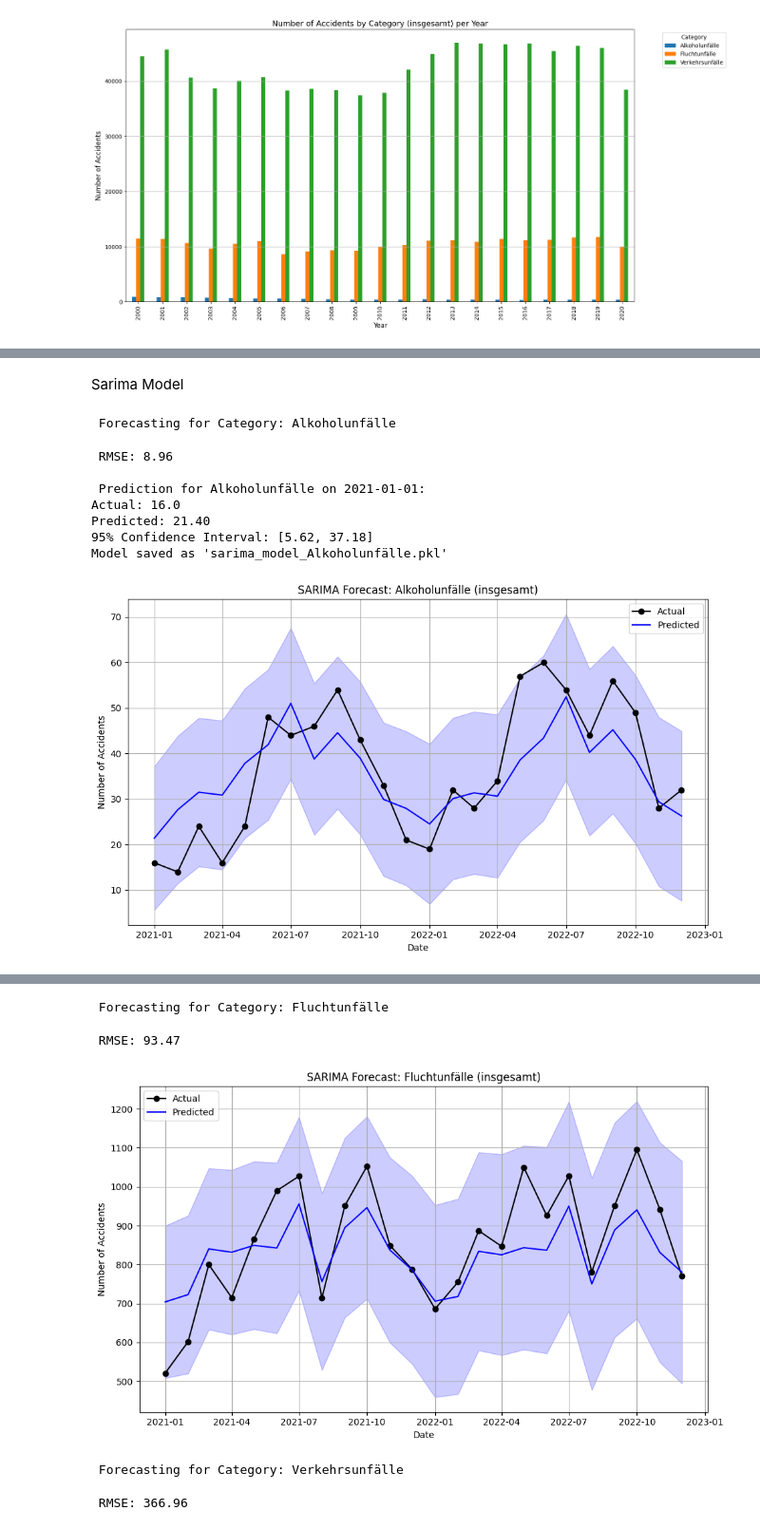
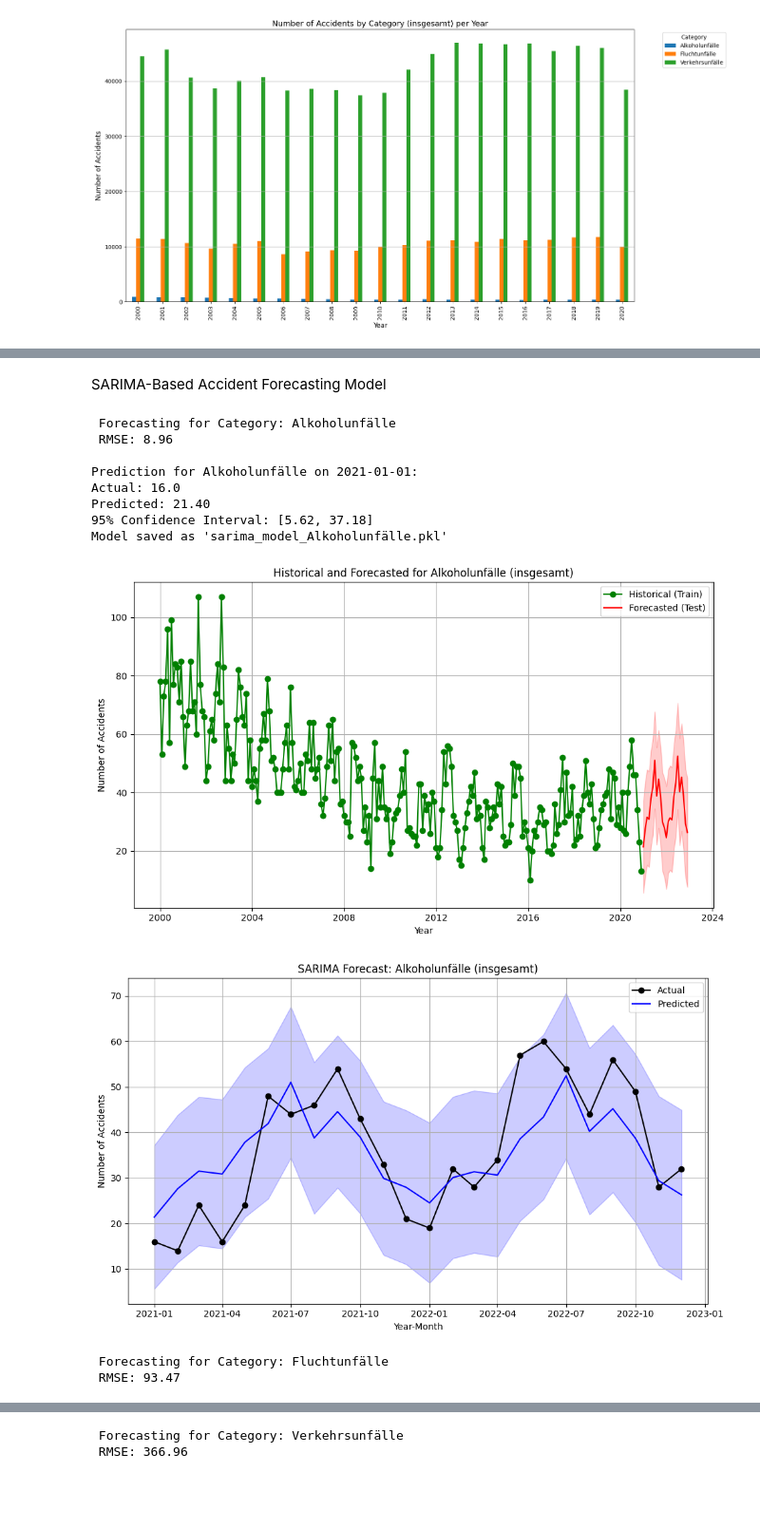
Before and after one commit to RakhiNair/AI_Challenge, a Jupyter notebook: AI_Prediction_Model.ipynb, the cells around one changed output, grey strips where cells are left out. Shown at 95% size. Cells and saved outputs as stored; diff of their text form; code cells hidden in the pictures; blank space fills up the shorter version.

```diff
--- a/AI_Prediction_Model.ipynb
+++ b/AI_Prediction_Model.ipynb
@@ -200,13 +226,11 @@ RMSE: 339.59
 # %% [markdown]
-Sarima Model
+SARIMA-Based Accident Forecasting Model
 # %%
-from statsmodels.tsa.statespace.sarimax import SARIMAX
-
-# Make copies and clean up date format
+# Make copies of the data
 train_data = train_df.copy()
 test_data = test_df.copy()
 
-# Turn 'MONAT' into a proper date and rename 'WERT' to 'y'
+# Turn 'MONAT' into proper datetime and rename 'WERT' to 'y'
 train_data['ds'] = pd.to_datetime(train_data['MONAT'].astype(str), format='%Y%m')
 test_data['ds'] = pd.to_datetime(test_data['MONAT'].astype(str), format='%Y%m')
 train_data.rename(columns={'WERT': 'y'}, inplace=True)
@@ -226,72 +250,88 @@ for category in train_data['MONATSZAHL'].unique():
         (test_data['AUSPRAEGUNG'] == 'insgesamt')
     ].sort_values('ds')
 
-    # Set date as index and extract the values to forecast
-    train_series = train_filtered.set_index('ds')['y']
-    test_series = test_filtered.set_index('ds')['y']
+    # Set date as index and set frequency explicitly to MS (Month Start)
+    train_series = train_filtered.set_index('ds')['y'].asfreq('MS')
+    test_series = test_filtered.set_index('ds')['y'].asfreq('MS')
 
     # Train SARIMA model
     model = SARIMAX(train_series, order=(1, 1, 1), seasonal_order=(1, 1, 1, 12),
                     enforce_stationarity=False, enforce_invertibility=False)
     sarima_result = model.fit(disp=False)
 
-    #  Predict on the test period
+    # Predict on the test period
     forecast = sarima_result.get_forecast(steps=len(test_series))
     predicted_values = forecast.predicted_mean
     confidence_interval = forecast.conf_int()
 
-    # Actual and predicted values together for comparison
+    # Combine actual and predicted values
     combined = test_filtered[['ds', 'y']].copy()
     combined['yhat'] = predicted_values.values
     combined['yhat_lower'] = confidence_interval.iloc[:, 0].values
     combined['yhat_upper'] = confidence_interval.iloc[:, 1].values
 
-    # Remove rows where data is missing
+    # Remove missing rows
     combined.dropna(subset=['y', 'yhat'], inplace=True)
 
-    # Calculate and print RMSE
+    # Calculate RMSE
     rmse = np.sqrt(mean_squared_error(combined['y'], combined['yhat']))
     print(f" RMSE: {rmse:.2f}")
 
-    # Show prediction for a specific date
+    # Specific forecast display
     selected_category = 'Alkoholunfälle'
     selected_year = '2021'
     selected_month = '01'
     target_date = pd.to_datetime(f"{selected_year}-{selected_month}")
 
     if category == selected_category:
         row = combined[combined['ds'] == target_date]
         if not row.empty:
-            print(f"\n Prediction for {selected_category} on {target_date.date()}:")
+            print(f"\nPrediction for {selected_category} on {target_date.date()}:")
             print(f"Actual: {row['y'].values[0]}")
             print(f"Predicted: {row['yhat'].values[0]:.2f}")
             print(f"95% Confidence Interval: [{row['yhat_lower'].values[0]:.2f}, {row['yhat_upper'].values[0]:.2f}]")
 
-        # Save this model
+        # Save the model
         model_filename = f"sarima_model_{category.replace(' ', '_').replace('/', '_')}.pkl"
         with open(model_filename, 'wb') as f:
             pickle.dump(sarima_result, f)
         print(f"Model saved as '{model_filename}'")
 
-    # Plot actual vs predicted values
+    # Plot Historical (train) and Forecasted (test) data
+    plt.figure(figsize=(10, 6))
+    plt.plot(train_filtered['ds'], train_filtered['y'], 'o-', label='Historical (Train)', color='green')
+    plt.plot(combined['ds'], combined['yhat'], 'r-', label='Forecasted (Test)')
+    plt.fill_between(combined['ds'], combined['yhat_lower'], combined['yhat_upper'], color='red', alpha=0.2)
+    plt.title(f'Historical and Forecasted for {category} (insgesamt)')
+    plt.xlabel('Year')
+    plt.ylabel('Number of Accidents')
+    plt.legend()
+    plt.grid(True)
+    plt.tight_layout()
+    plt.show()
+
+    # Plot Actual vs Predicted on Test data
     plt.figure(figsize=(10, 6))
     plt.plot(combined['ds'], combined['y'], label='Actual', marker='o', color='black')
     plt.plot(combined['ds'], combined['yhat'], label='Predicted', color='blue')
     plt.fill_between(combined['ds'], combined['yhat_lower'], combined['yhat_upper'], color='blue', alpha=0.2)
     plt.title(f"SARIMA Forecast: {category} (insgesamt)")
-    plt.xlabel('Date')
+    plt.xlabel('Year-Month')
     plt.ylabel('Number of Accidents')
     plt.legend()
     plt.grid(True)
     plt.tight_layout()
     plt.show()
 # %% [output]
  Forecasting for Category: Alkoholunfälle
+ RMSE: 8.96
+
+Prediction for Alkoholunfälle on 2021-01-01:
+Actual: 16.0
+Predicted: 21.40
+95% Confidence Interval: [5.62, 37.18]
+Model saved as 'sarima_model_Alkoholunfälle.pkl'
+[figure, new version]
+[figure, new version]
- RMSE: 8.96
-
- Prediction for Alkoholunfälle on 2021-01-01:
-Actual: 16.0
-Predicted: 21.40
-95% Confidence Interval: [5.62, 37.18]
-Model saved as 'sarima_model_Alkoholunfälle.pkl'
+ Forecasting for Category: Fluchtunfälle
+ RMSE: 93.47
-[figure, old version]
@@ -298,5 +340,2 @@ Model saved as 'sarima_model_Alkoholunfälle.pkl'
- Forecasting for Category: Fluchtunfälle
+ Forecasting for Category: Verkehrsunfälle
+ RMSE: 366.96
- RMSE: 93.47
-[figure, old version]
- Forecasting for Category: Verkehrsunfälle
- RMSE: 366.96
```
Also changed, not shown: parts of 6 cells of this notebook, 4 other files.
